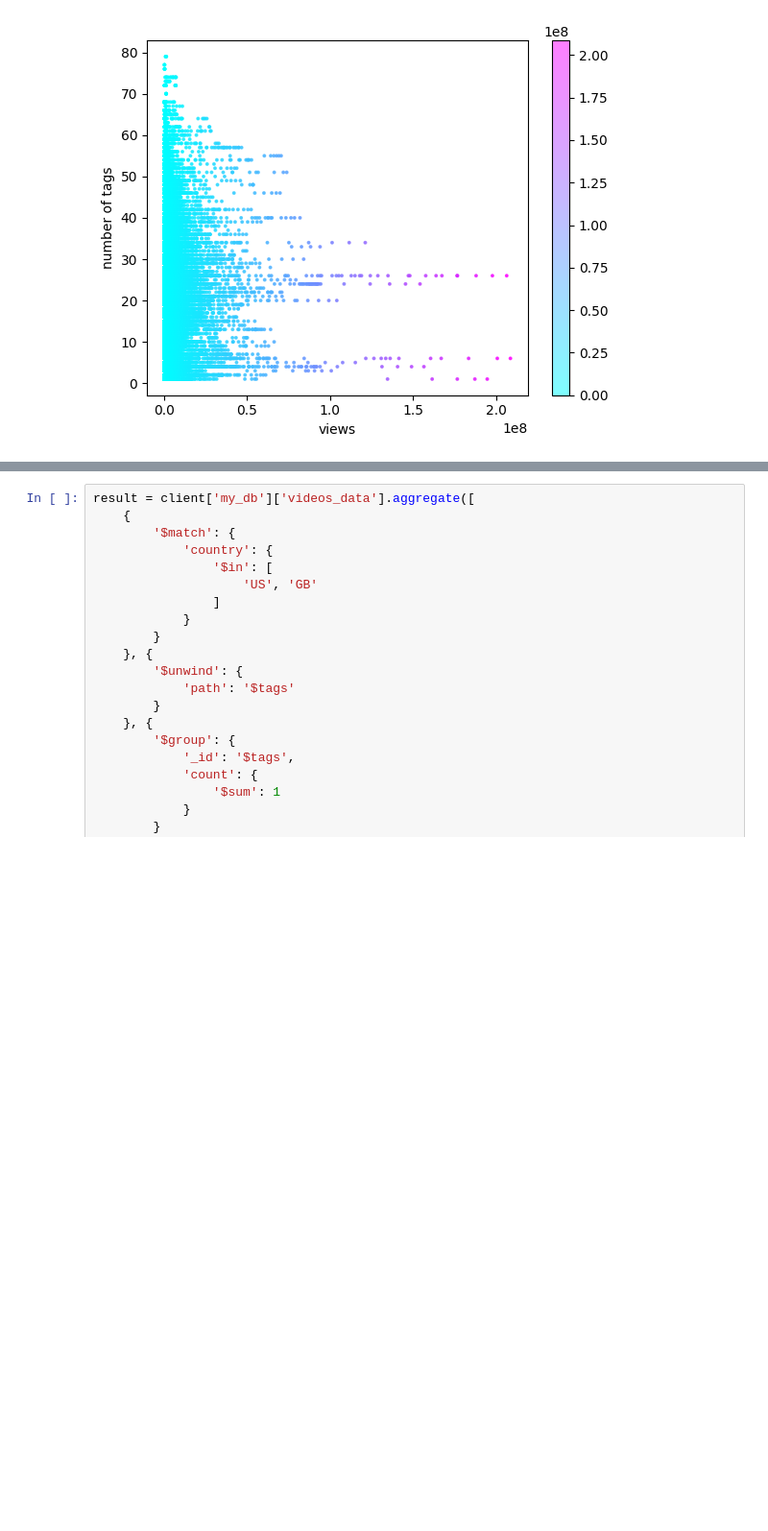
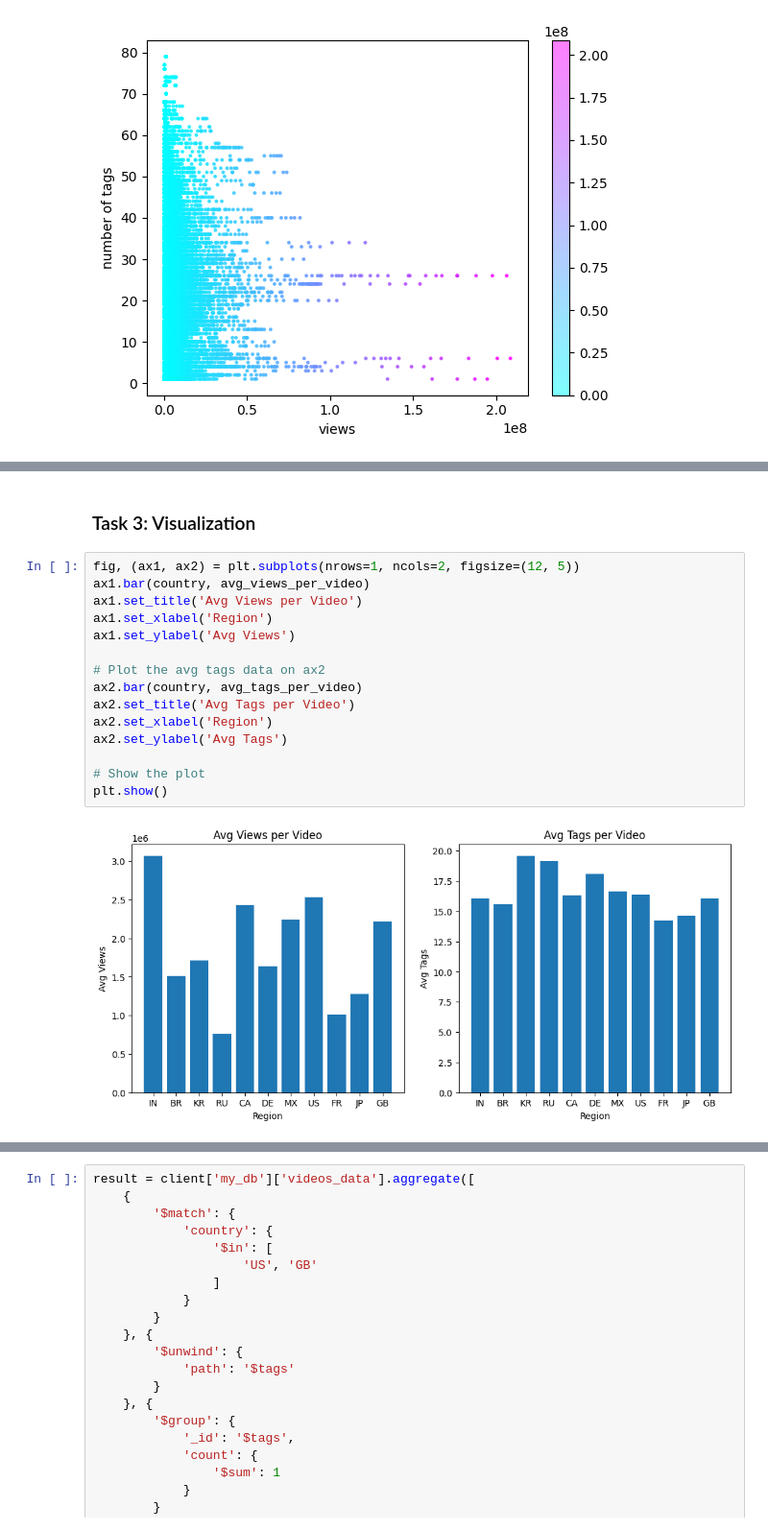
Before and after one commit to AlexandrosMaragkakis/Youtube_data_analysis, a Jupyter notebook: BigDataManagement - Project #2.ipynb, the cells around one changed output, grey strips where cells are left out. Shown at 96% size. Drawn from its saved outputs; the diff is of its cells as text; blank space fills up the shorter version.

```diff
--- a/BigDataManagement - Project #2.ipynb
+++ b/BigDataManagement - Project #2.ipynb
@@ -175 +214,20 @@ plt.show()
+# %% [markdown]
+### Task 3: Visualization
+# %%
+fig, (ax1, ax2) = plt.subplots(nrows=1, ncols=2, figsize=(12, 5))
+ax1.bar(country, avg_views_per_video)
+ax1.set_title('Avg Views per Video')
+ax1.set_xlabel('Region')
+ax1.set_ylabel('Avg Views')
+
+# Plot the avg tags data on ax2
+ax2.bar(country, avg_tags_per_video)
+ax2.set_title('Avg Tags per Video')
+ax2.set_xlabel('Region')
+ax2.set_ylabel('Avg Tags')
+
+# Show the plot
+plt.show()
+# %% [output]
+[figure, added]
 # %% [markdown]
```
Also changed, not shown: parts of 10 cells of this notebook, 2 other files.
